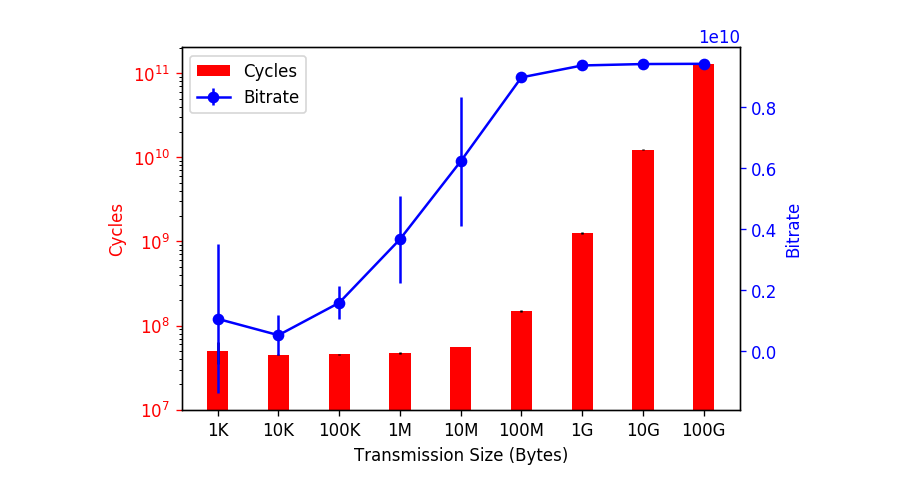
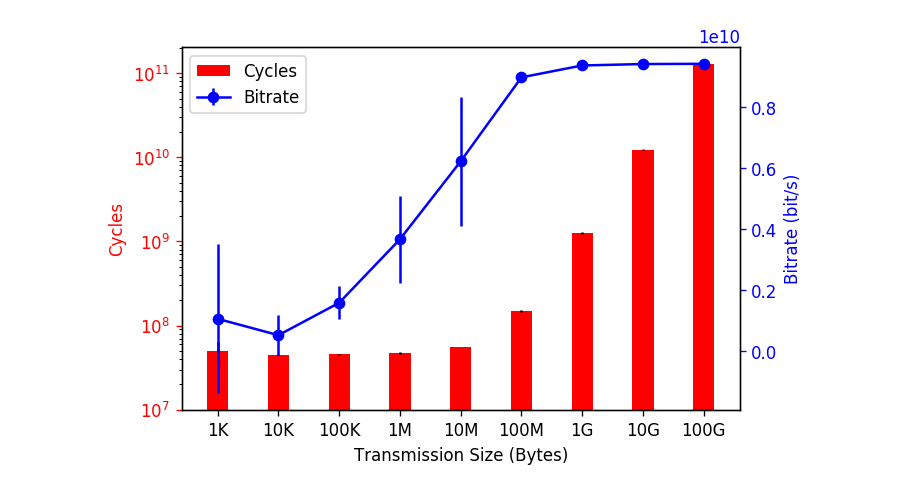
Before and after one commit to ljishen/EuCycles, a Jupyter notebook: visualization.ipynb, the cells around one changed output. Cells and saved outputs as stored; diff of their text form; code cells hidden in the pictures.

```diff
--- a/visualization.ipynb
+++ b/visualization.ipynb
@@ -47,32 +47,32 @@ ax2 = ax1.twinx()
 clr = 'b'
 bitrate_bar = ax2.errorbar(ind, df.loc[ROW_NAME_AVG][1::2], color=clr, yerr=df.loc[ROW_NAME_STD][1::2], fmt='-o')
 # ax2.set_ylim(ymin=1e7)
-ax2.set_ylabel(df.columns[1][1], color=clr)
+ax2.set_ylabel(df.columns[1][1] + ' (bit/s)', color=clr)
 ax2.tick_params('y', colors=clr)
 
 # Change the size of figure
 # See https://stackoverflow.com/a/4306340
 fig.set_dpi(120)
 
 ax1.set_xlabel('Transmission Size (Bytes)')
 labels = [h[0] for h in df.columns][0::2]
 plt.xticks(ind, labels)
 plt.legend([cycle_bar, bitrate_bar], df[df.columns[0][0]].columns)
 
 plt.savefig('charts/remote_read_cycles_64K.png', bbox_inches='tight')
 # %% [output]
 |  | 1K |  | 10K |  | 100K |  | 1M |  | 10M |  | 100M | ... |
 |  | Cycles | Bitrate | Cycles | Bitrate | Cycles | Bitrate | Cycles | Bitrate | Cycles | Bitrate | Cycles | ... |
 | 1 | 9.083273e+07 | 7.967476e+09 | 4.437245e+07 | 3.810731e+08 | 4.504857e+07 | 1.724532e+09 | 4.564903e+07 | 4.924612e+09 | 5.531910e+07 | 3.941308e+08 | 1.463841e+08 | ... |
 | 2 | 4.368738e+07 | 5.665639e+06 | 4.453142e+07 | 3.700443e+08 | 4.575153e+07 | 1.621911e+09 | 4.769429e+07 | 2.578027e+09 | 5.550027e+07 | 6.663137e+09 | 1.503795e+08 | ... |
 | 3 | 4.449316e+07 | 4.052278e+08 | 4.534191e+07 | 3.899424e+08 | 4.562023e+07 | 1.793735e+09 | 4.759147e+07 | 2.416434e+09 | 5.604905e+07 | 6.095472e+09 | 1.477370e+08 | ... |
 | 4 | 4.528877e+07 | 4.277009e+08 | 4.451244e+07 | 6.581796e+07 | 4.542423e+07 | 1.724532e+09 | 4.754446e+07 | 4.968002e+09 | 5.499049e+07 | 6.718251e+09 | 1.591745e+08 | ... |
 | 5 | 4.413800e+07 | 3.862227e+08 | 4.512599e+07 | 3.924622e+08 | 4.531049e+07 | 6.308373e+07 | 5.138937e+07 | 5.050274e+09 | 5.538188e+07 | 6.569758e+09 | 1.469791e+08 | ... |
 | 6 | 4.548109e+07 | 5.032296e+07 | 4.647449e+07 | 4.322671e+08 | 4.460700e+07 | 1.899697e+09 | 4.734022e+07 | 2.080343e+09 | 5.499971e+07 | 6.662759e+09 | 1.541818e+08 | ... |
 | 7 | 4.441743e+07 | 4.437152e+08 | 4.492989e+07 | 5.169360e+07 | 4.611504e+07 | 1.930880e+09 | 4.575954e+07 | 5.088295e+09 | 5.558956e+07 | 7.186311e+09 | 1.527114e+08 | ... |
 | 8 | 4.559611e+07 | 5.231702e+07 | 4.551798e+07 | 3.927794e+08 | 4.588910e+07 | 1.659854e+09 | 4.712751e+07 | 2.045723e+09 | 5.563189e+07 | 6.658512e+09 | 1.434740e+08 | ... |
 | 9 | 4.445990e+07 | 4.149173e+08 | 4.499954e+07 | 2.324728e+09 | 4.579977e+07 | 1.662323e+09 | 4.719369e+07 | 2.421950e+09 | 5.520755e+07 | 7.322116e+09 | 1.445423e+08 | ... |
 | 10 | 4.430371e+07 | 3.982526e+08 | 4.471133e+07 | 3.992343e+08 | 4.510151e+07 | 1.729871e+09 | 4.639598e+07 | 5.031959e+09 | 5.589882e+07 | 7.874195e+09 | 1.444127e+08 | ... |
 | AVG | 4.926983e+07 | 1.055182e+09 | 4.505174e+07 | 5.200042e+08 | 4.546675e+07 | 1.581042e+09 | 4.736856e+07 | 3.660562e+09 | 5.545683e+07 | 6.214464e+09 | 1.489976e+08 | ... |
 | STD | 1.461671e+07 | 2.435292e+09 | 6.225196e+05 | 6.494502e+08 | 4.580014e+05 | 5.427482e+08 | 1.596341e+06 | 1.434355e+09 | 3.510908e+05 | 2.102803e+09 | 5.055497e+06 | ... |
-[figure, old version]
+[figure, new version]
```
Also changed, not shown: 4 other files.
